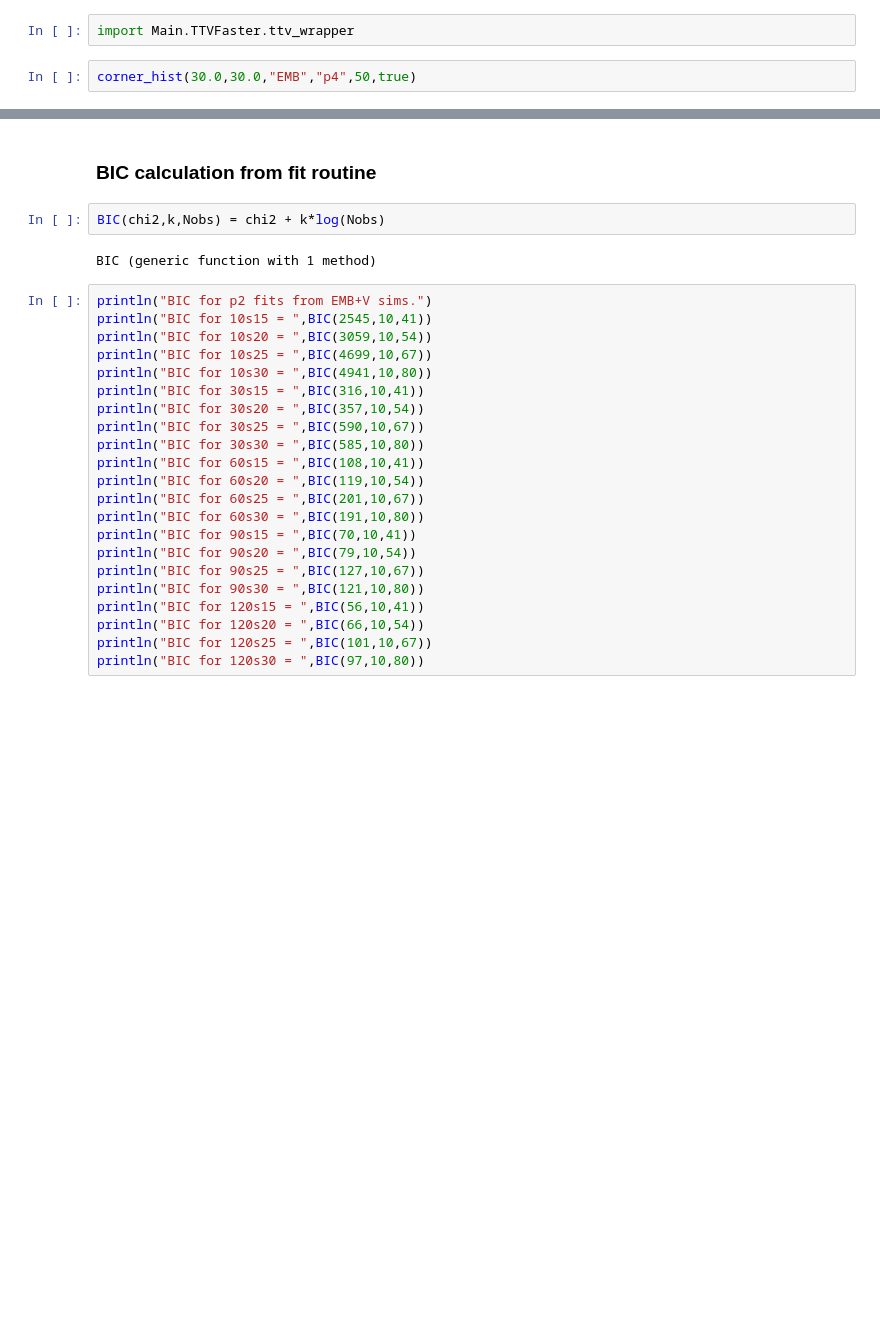
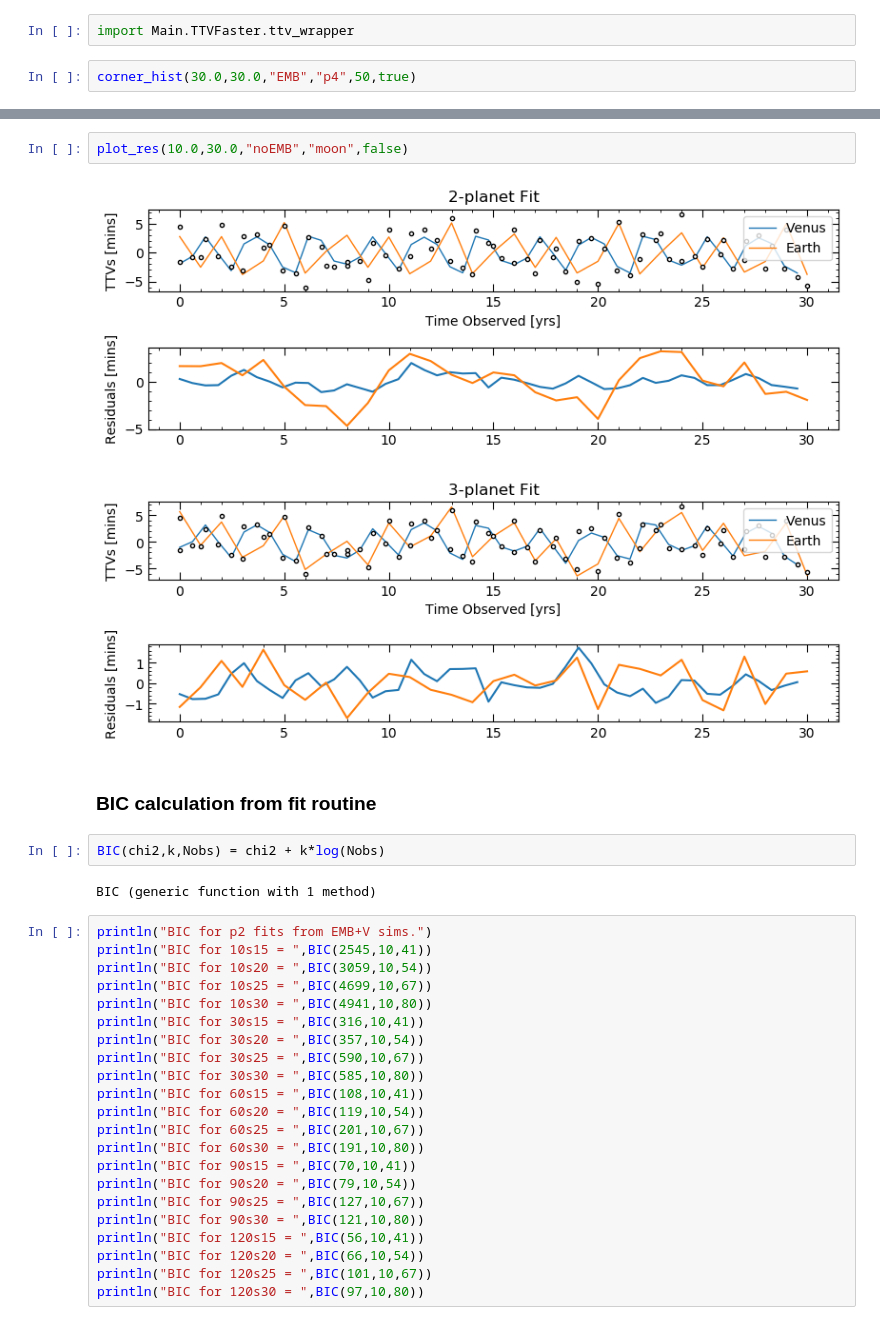
Before and after one commit to bmlindor/ttv_ss, a Jupyter notebook: runs.ipynb, the cells around one changed output, grey strips where cells are left out. Saved outputs shown, nothing was run; the diff lists cells and outputs as text; blank space fills up the shorter version.

```diff
--- a/runs.ipynb
+++ b/runs.ipynb
@@ -19,3 +24,8 @@ corner_hist(30.0,30.0,"EMB","p4",50,true)
+# %%
+plot_res(10.0,30.0,"noEMB","moon",false)
+# %% [output]
+[figure, added]
+[figure, added]
 # %% [markdown]
 ### BIC calculation from fit routine
 # %%
```
Also changed, not shown: parts of 3 cells of this notebook, 13 other files.
